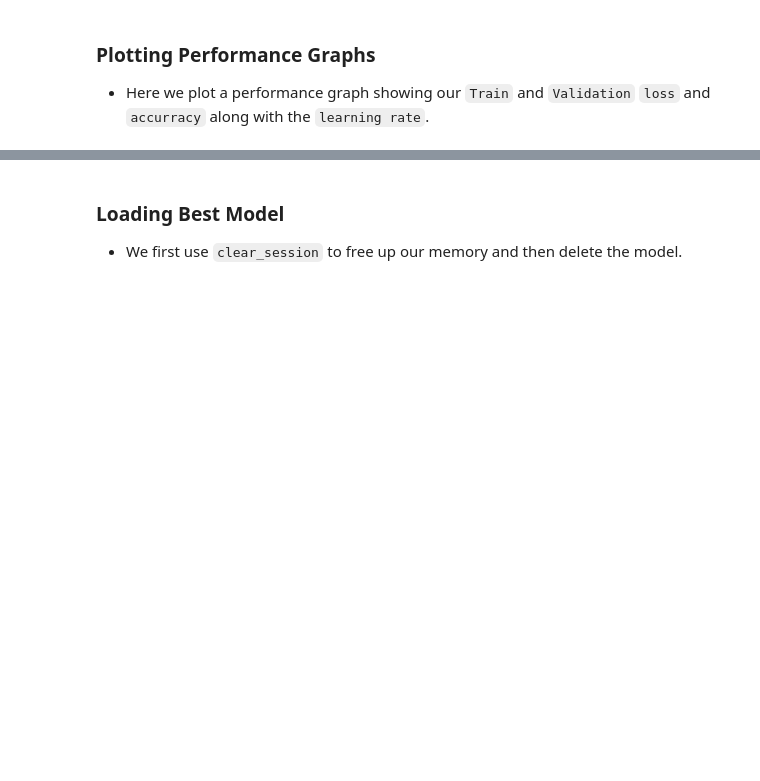
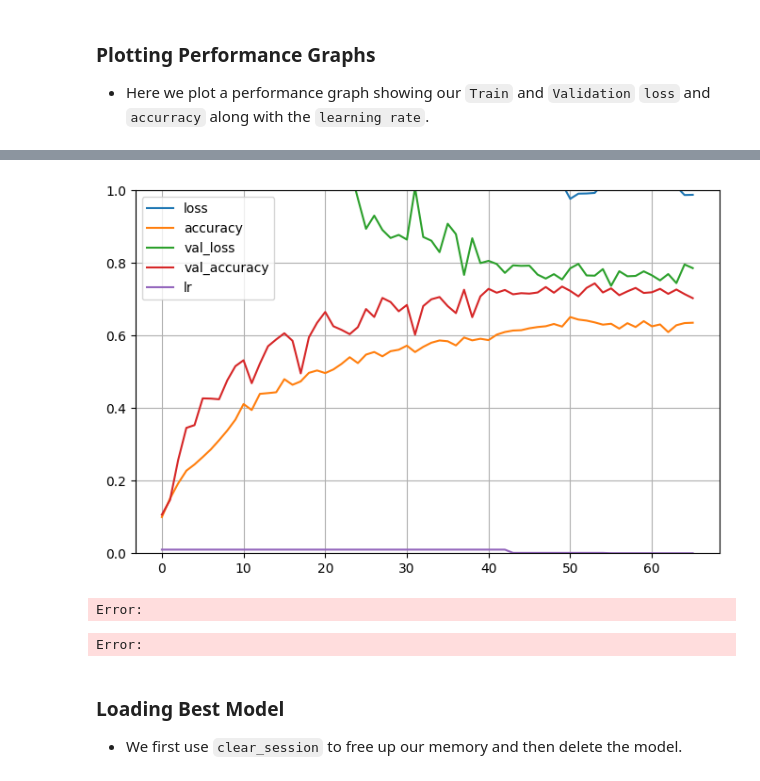
Before and after one commit to sanskarGupta551/mlops-fundamentals-gcp-fashion-mnist, a Jupyter notebook: fashion-mnist-gcp/notebook/f. Fashion MNIST - Custom Training Job.ipynb, the cells around one changed output, grey strips where cells are left out. Saved outputs shown, nothing was run; the diff lists cells and outputs as text; code cells hidden in the pictures; blank space fills up the shorter version.

```diff
--- a/fashion-mnist-gcp/notebook/f. Fashion MNIST - Custom Training Job.ipynb
+++ b/fashion-mnist-gcp/notebook/f. Fashion MNIST - Custom Training Job.ipynb
@@ -418,3 +221,12 @@ callbacks = [early_stopping, model_checkpoint, reduce_lr_on_plateau, tensorboard
+# %%
+from tensorflow.keras.callbacks import EarlyStopping, ModelCheckpoint, ReduceLROnPlateau, TensorBoard
+
+early_stopping = EarlyStopping(monitor='val_loss', patience=10)
+model_checkpoint = ModelCheckpoint('best_model.h5', save_best_only=True)
+reduce_lr_on_plateau = ReduceLROnPlateau(monitor='val_loss', factor=0.1, patience=5)
+tensorboard = TensorBoard(log_dir='./logs')
+
+callbacks = [early_stopping, model_checkpoint, reduce_lr_on_plateau, tensorboard]
 # %% [markdown]
 ### **Training Model**
 
@@ -444,22 +242,17 @@ We then compile our model using -
 * `sgd` - `Stochastic Gradient Descent` (SGD) is an iterative method for `minimizing a function`, such as the loss or error function, by moving in the direction of the gradient. It is a type of `gradient descent` optimizer that uses a `randomly selected subset` of the data instead of the entire data set for each iteration.
 * `accuracy` -  The metrics argument is used to specify the metrics to be `evaluated` by the model during `training and testing`. Here we use `accuracy`.
 # %%
-model.compile(
-    loss="sparse_categorical_crossentropy",
-    optimizer=optimizer,
-    metrics=["accuracy"])
+model.compile(loss="sparse_categorical_crossentropy",
+              optimizer="sgd",
+              metrics=["accuracy"])
 # %% [markdown]
 * Now we train our model.
 # %%
-# Calculate steps based on actual dataset size
-steps_per_epoch = len(X_train) // 32  # Based on batch size
-validation_steps = len(X_valid) // 32
-
 history = model.fit(train_generator,
                     epochs=100,
-                    steps_per_epoch=steps_per_epoch,
+                    steps_per_epoch=100,
                     validation_data=validation_generator,
-                    validation_steps=validation_steps,
+                    validation_steps=50,
                     callbacks=callbacks)
 # %% [output]
 Epoch 1/100
@@ -734,3 +286,12 @@ plot_predictions_with_confidence(sample_images, sample_labels, sample_prediction
+# %%
+pd.DataFrame(history.history).plot(figsize=(8,5))
+plt.grid(True)
+plt.gca().set_ylim(0,1)
+plt.show()
+# %% [output]
+[figure, added]
+Error:
+Error:
 # %% [markdown]
 ### **Loading Best Model**
 
```
Also changed, not shown: parts of 47 cells of this notebook, 4 other files.
